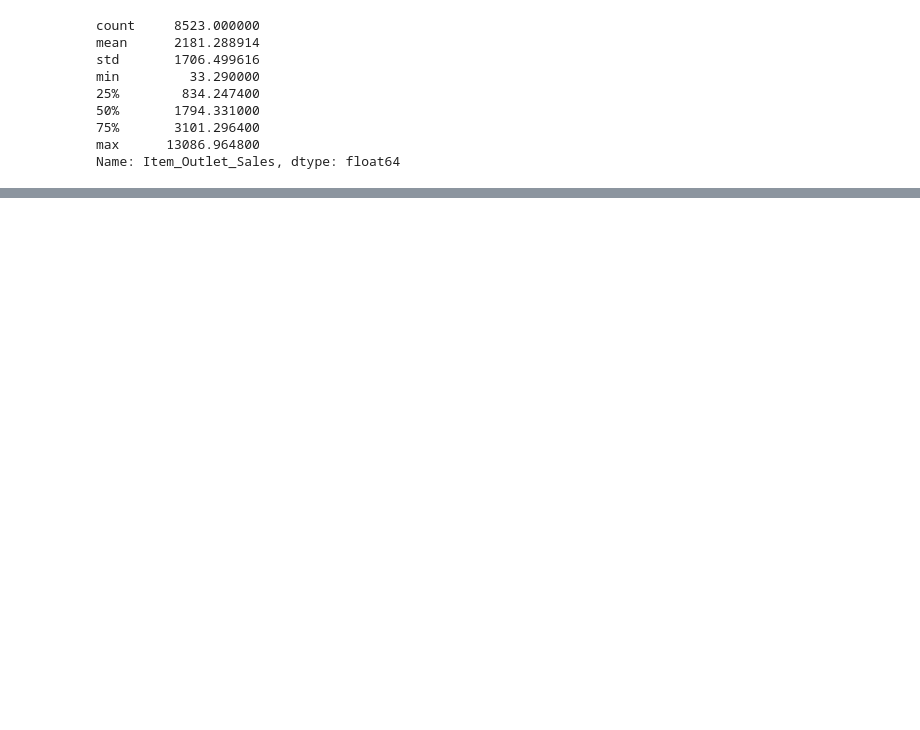
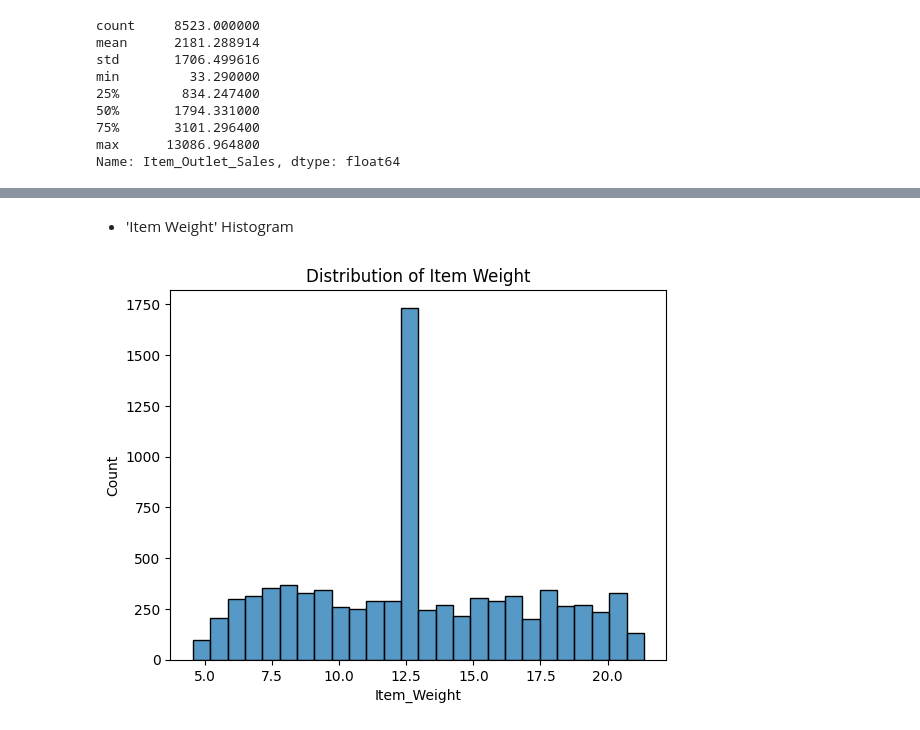
Before and after one commit to Mhoover41/Prediction-of-Product-Sales, a Jupyter notebook: Prediction_of_Product_Sales_Project_Melissa_Hoover.ipynb, the cells around one changed output, grey strips where cells are left out. Drawn from its saved outputs; the diff is of its cells as text; code cells hidden in the pictures; blank space fills up the shorter version.

```diff
--- a/Prediction_of_Product_Sales_Project_Melissa_Hoover.ipynb
+++ b/Prediction_of_Product_Sales_Project_Melissa_Hoover.ipynb
@@ -377,0 +549,12 @@ Name: Item_Outlet_Sales, dtype: float64
+# %% [markdown]
+- 'Item Weight' Histogram
+# %%
+## Define a MatplotLib ax object using seaborn.histplot()
+## Default Bins = 'auto'
+ax = sns.histplot(data=df,
+                  x='Item_Weight')
+
+# Add a title
+ax.set_title('Distribution of Item Weight');
+# %% [output]
+[figure, added]
```
Also changed, not shown: parts of 120 cells of this notebook.
